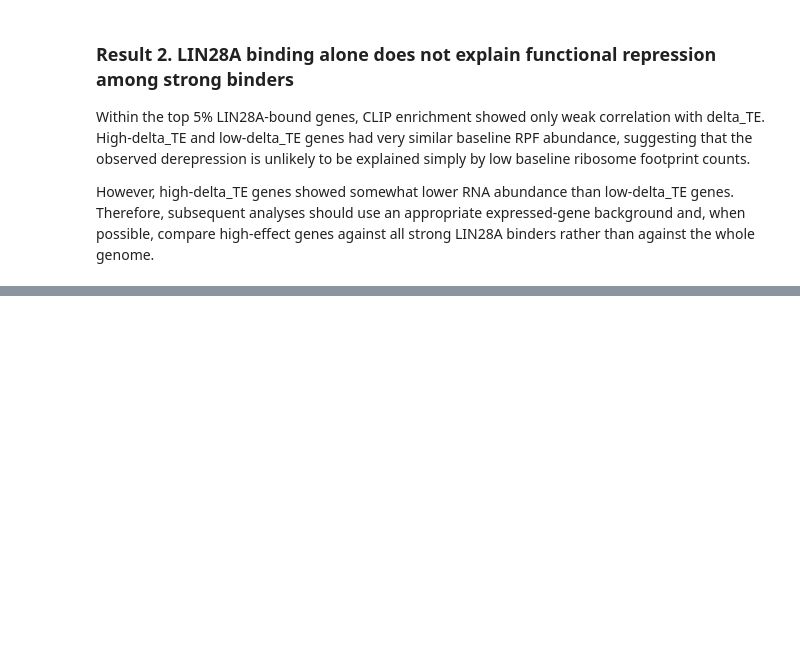
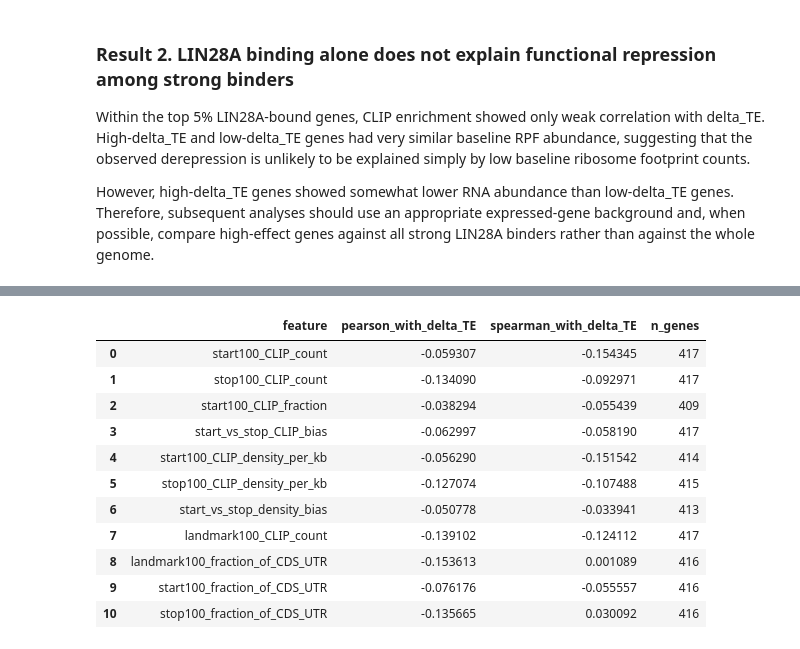
Before and after one commit to fluffyThor/Bioinfo1_project, a Jupyter notebook: EDA.ipynb, the cells around one changed output, grey strips where cells are left out. Saved outputs shown, nothing was run; the diff lists cells and outputs as text; code cells hidden in the pictures; blank space fills up the shorter version.

```diff
--- a/EDA.ipynb
+++ b/EDA.ipynb
@@ -1893,0 +2960,13 @@ However, high-delta_TE genes showed somewhat lower RNA abundance than low-delta_
+# %%
+from pathlib import Path
+import pandas as pd
+import numpy as np
+
+DATA_DIR = Path("/home/ssy010622/bioinfo1_project/binfo1-work")
+WINDOW_COUNT_DIR = DATA_DIR / "window_counts"
+
+start100_out = WINDOW_COUNT_DIR / "CLIP_start_codon_pm100_counts.txt"
+stop100_out = WINDOW_COUNT_DIR / "CLIP_stop_codon_pm100_counts.txt"
+
+print("start100 count exists:", start100_out.exists())
+print("stop100 count exists:", stop100_out.exists())
@@ -1893,0 +3287,57 @@ However, high-delta_TE genes showed somewhat lower RNA abundance than low-delta_
+# %%
+# top5_position 전체에서 delta_TE와의 상관 보기
+
+# top5_position에도 추가 feature 만들기
+top5_position["landmark100_CLIP_count"] = (
+    top5_position["start100_CLIP_count"] +
+    top5_position["stop100_CLIP_count"]
+)
+
+top5_position["landmark100_fraction_of_CDS_UTR"] = np.where(
+    top5_position["CDS_UTR_CLIP_total"] > 0,
+    top5_position["landmark100_CLIP_count"] /
+    top5_position["CDS_UTR_CLIP_total"],
+    np.nan
+)
+
+top5_position["start100_fraction_of_CDS_UTR"] = np.where(
+    top5_position["CDS_UTR_CLIP_total"] > 0,
+    top5_position["start100_CLIP_count"] /
+    top5_position["CDS_UTR_CLIP_total"],
+    np.nan
+)
+
+top5_position["stop100_fraction_of_CDS_UTR"] = np.where(
+    top5_position["CDS_UTR_CLIP_total"] > 0,
+    top5_position["stop100_CLIP_count"] /
+    top5_position["CDS_UTR_CLIP_total"],
+    np.nan
+)
+
+startstop_corr_rows = []
+
+for col in startstop_features:
+    temp = top5_position[[col, "delta_TE"]].replace([np.inf, -np.inf], np.nan).dropna()
+
+    startstop_corr_rows.append({
+        "feature": col,
+        "pearson_with_delta_TE": temp[col].corr(temp["delta_TE"], method="pearson"),
+        "spearman_with_delta_TE": temp[col].corr(temp["delta_TE"], method="spearman"),
+        "n_genes": len(temp)
+    })
+
+startstop_feature_correlations = pd.DataFrame(startstop_corr_rows)
+startstop_feature_correlations
+# %% [output]
+|  | feature | pearson_with_delta_TE | spearman_with_delta_TE | n_genes |
+| 0 | start100_CLIP_count | -0.059307 | -0.154345 | 417 |
+| 1 | stop100_CLIP_count | -0.134090 | -0.092971 | 417 |
+| 2 | start100_CLIP_fraction | -0.038294 | -0.055439 | 409 |
+| 3 | start_vs_stop_CLIP_bias | -0.062997 | -0.058190 | 417 |
+| 4 | start100_CLIP_density_per_kb | -0.056290 | -0.151542 | 414 |
+| 5 | stop100_CLIP_density_per_kb | -0.127074 | -0.107488 | 415 |
+| 6 | start_vs_stop_density_bias | -0.050778 | -0.033941 | 413 |
+| 7 | landmark100_CLIP_count | -0.139102 | -0.124112 | 417 |
+| 8 | landmark100_fraction_of_CDS_UTR | -0.153613 | 0.001089 | 416 |
+| 9 | start100_fraction_of_CDS_UTR | -0.076176 | -0.055557 | 416 |
+| 10 | stop100_fraction_of_CDS_UTR | -0.135665 | 0.030092 | 416 |
```
Also changed, not shown: parts of 49 cells of this notebook.
